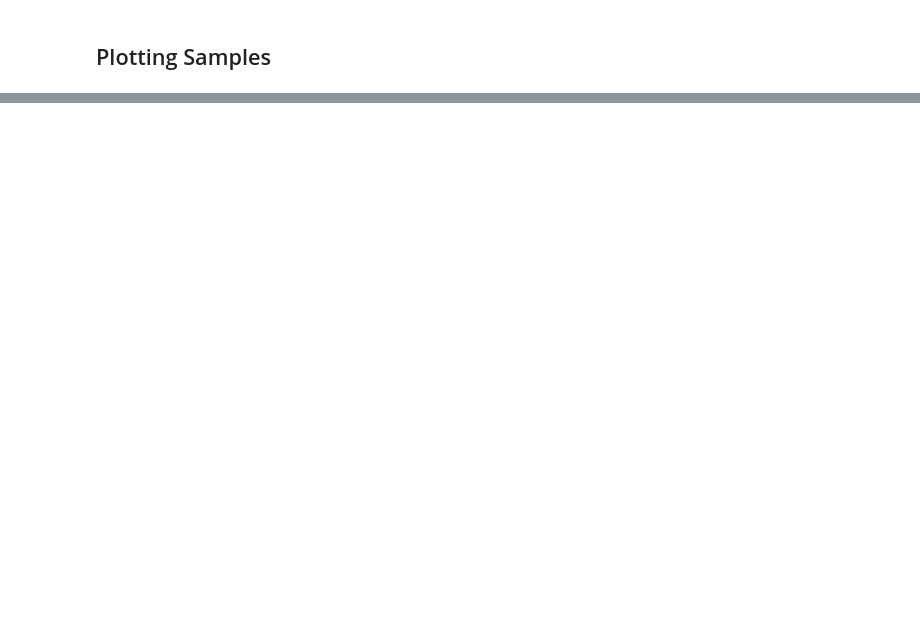
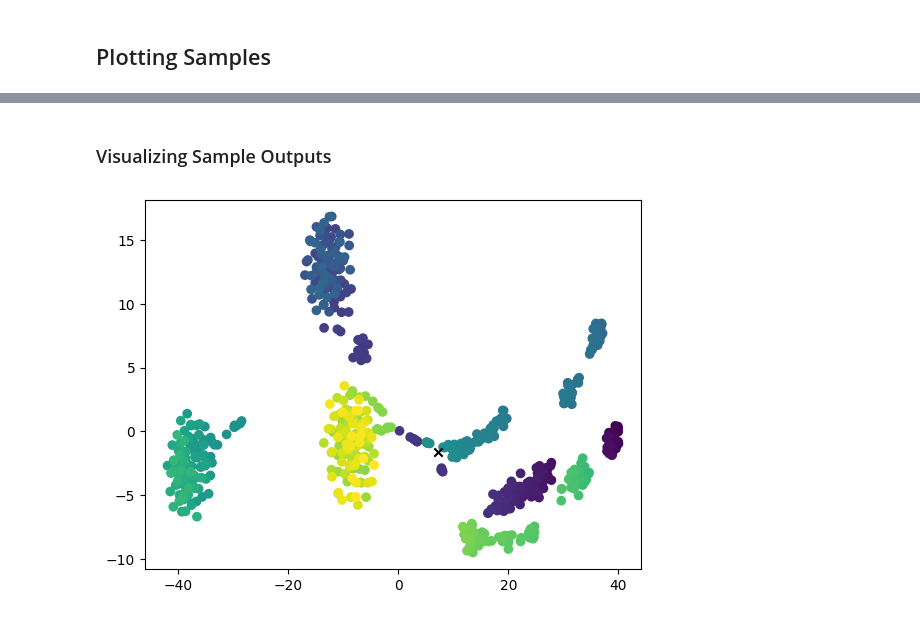
Before and after one commit to Crashprn/UncertaintyQuantification, a Jupyter notebook: Bayes_Train_MCMC_torch.ipynb, the cells around one changed output, grey strips where cells are left out. Drawn from its saved outputs; the diff is of its cells as text; code cells hidden in the pictures; blank space fills up the shorter version.

```diff
--- a/Bayes_Train_MCMC_torch.ipynb
+++ b/Bayes_Train_MCMC_torch.ipynb
@@ -214,0 +200,17 @@ tensor(0.0550, dtype=torch.float64)
+# %% [markdown]
+### Visualizing Sample Outputs
+# %%
+from phate import PHATE
+from sklearn.manifold import TSNE
+
+phate_op = TSNE(n_components=2)
+
+phate_outputs = phate_op.fit_transform(test_outputs)
+
+plt.scatter(phate_outputs[0:-1, 0], phate_outputs[0:-1, 1], c=range(test_outputs.shape[0] - 1))
+
+plt.scatter(phate_outputs[-1, 0], phate_outputs[-1, 1], c='black', marker='x')
+
+plt.show()
+# %% [output]
+[figure, added]
```
Also changed, not shown: parts of 7 cells of this notebook, 3 other files.
